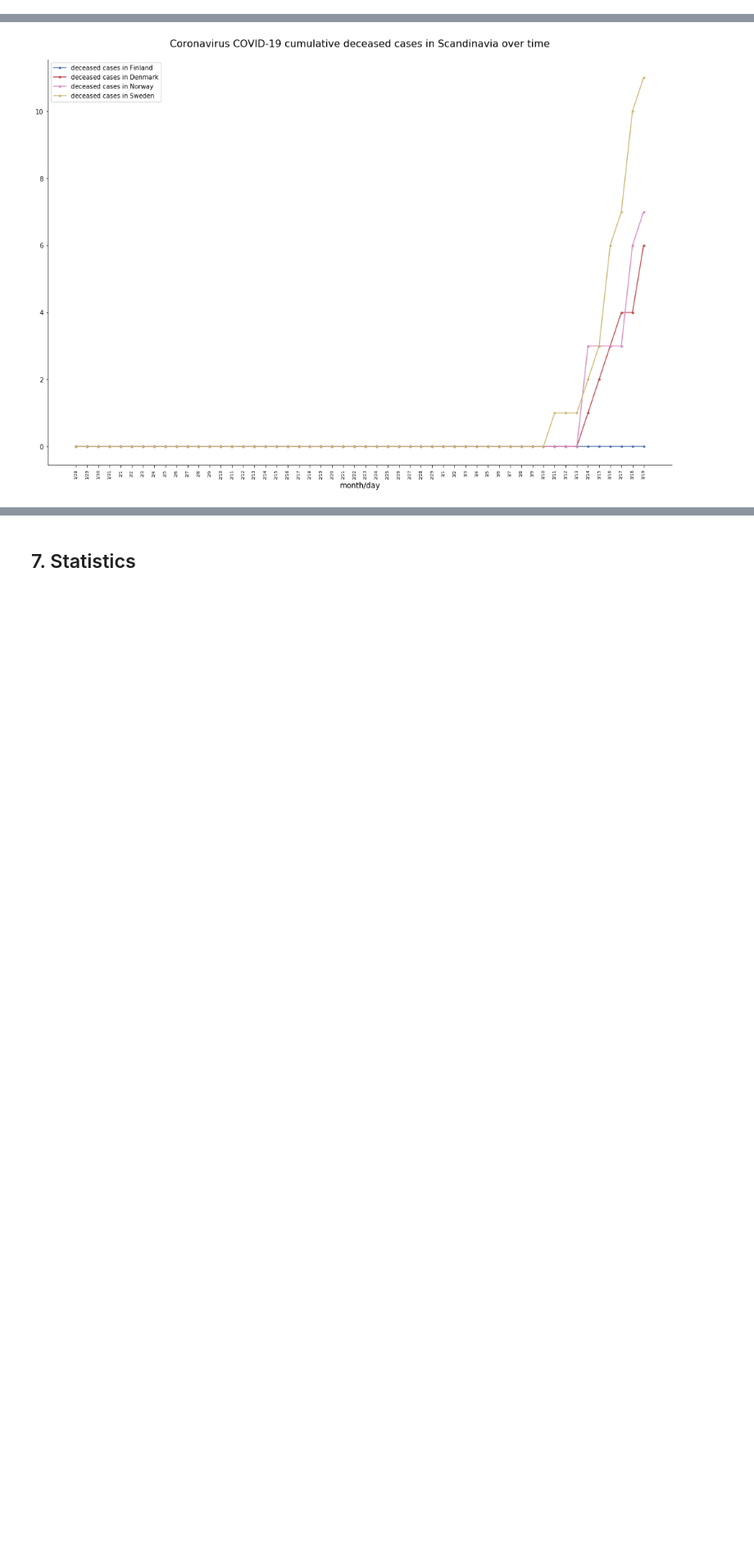
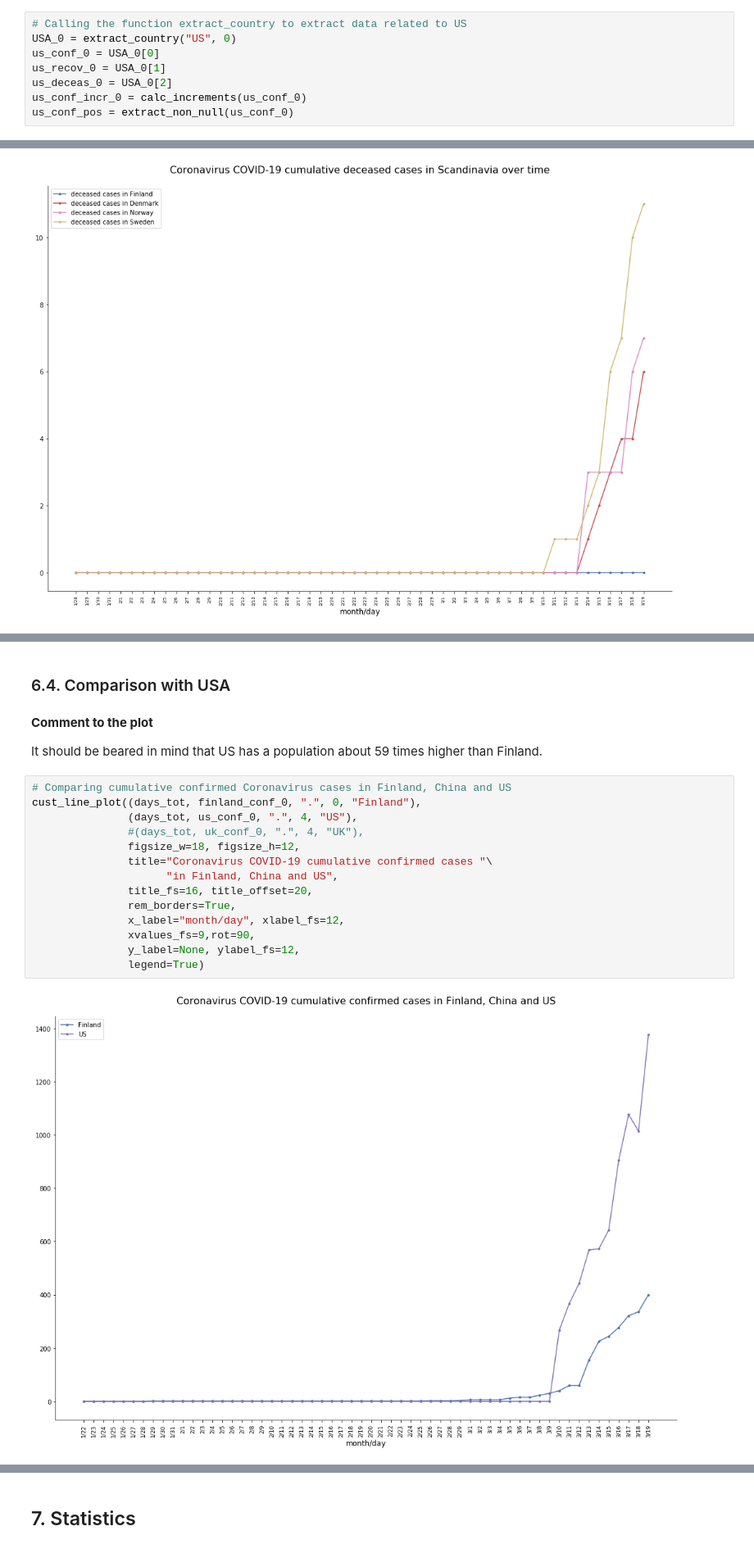
Before and after one commit to BerniHacker/Coronavirus, a Jupyter notebook: Coronavirus_Finland.ipynb, the cells around one changed output, grey strips where cells are left out. Shown at 82% size. Saved outputs shown, nothing was run; the diff lists cells and outputs as text; blank space fills up the shorter version.

```diff
--- a/Coronavirus_Finland.ipynb
+++ b/Coronavirus_Finland.ipynb
@@ -798,3 +846,11 @@ china_conf_pos = extract_non_null(china_conf_0)
+# %%
+# Calling the function extract_country to extract data related to US
+USA_0 = extract_country("US", 0)
+us_conf_0 = USA_0[0]
+us_recov_0 = USA_0[1]
+us_deceas_0 = USA_0[2]
+us_conf_incr_0 = calc_increments(us_conf_0)
+us_conf_pos = extract_non_null(us_conf_0)
 # %% [markdown]
 ### 5.5. Summary of the created datasets <a name="5.5."></a>
 # %% [markdown]
@@ -1072 +1138,23 @@ cust_line_plot((days_tot, finland_conf_incr_0, ".", 0, "Finland"),
+# %% [markdown]
+### 6.4. Comparison with USA<a name="6.4."></a>
+# %% [markdown]
+**Comment to the plot**
+
+It should be beared in mind that US has a population about 59 times higher than Finland.
+# %%
+# Comparing cumulative confirmed Coronavirus cases in Finland, China and US
+cust_line_plot((days_tot, finland_conf_0, ".", 0, "Finland"),
+               (days_tot, us_conf_0, ".", 4, "US"),
+               #(days_tot, uk_conf_0, ".", 4, "UK"),
+               figsize_w=18, figsize_h=12,
+               title="Coronavirus COVID-19 cumulative confirmed cases "\
+                     "in Finland, China and US",
+               title_fs=16, title_offset=20,
+               rem_borders=True,
+               x_label="month/day", xlabel_fs=12,
+               xvalues_fs=9,rot=90,
+               y_label=None, ylabel_fs=12,
+               legend=True)
+# %% [output]
+[figure, added]
 # %% [markdown]
```
Also changed, not shown: parts of 14 cells of this notebook, 1 other file.
